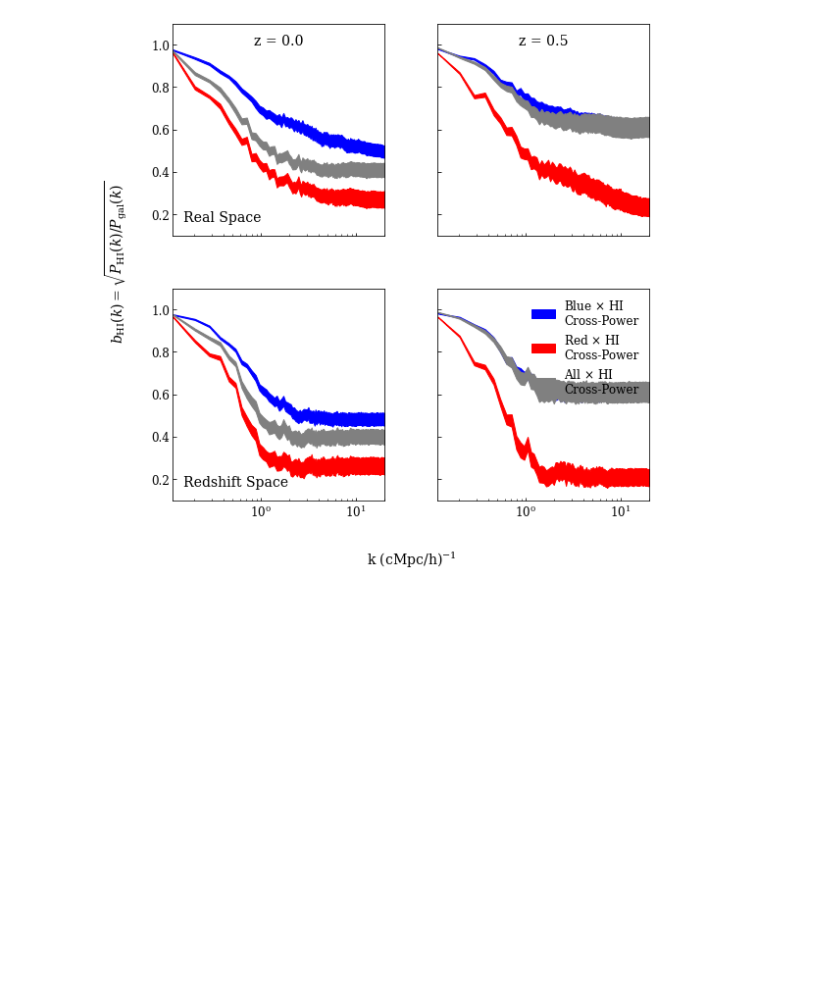
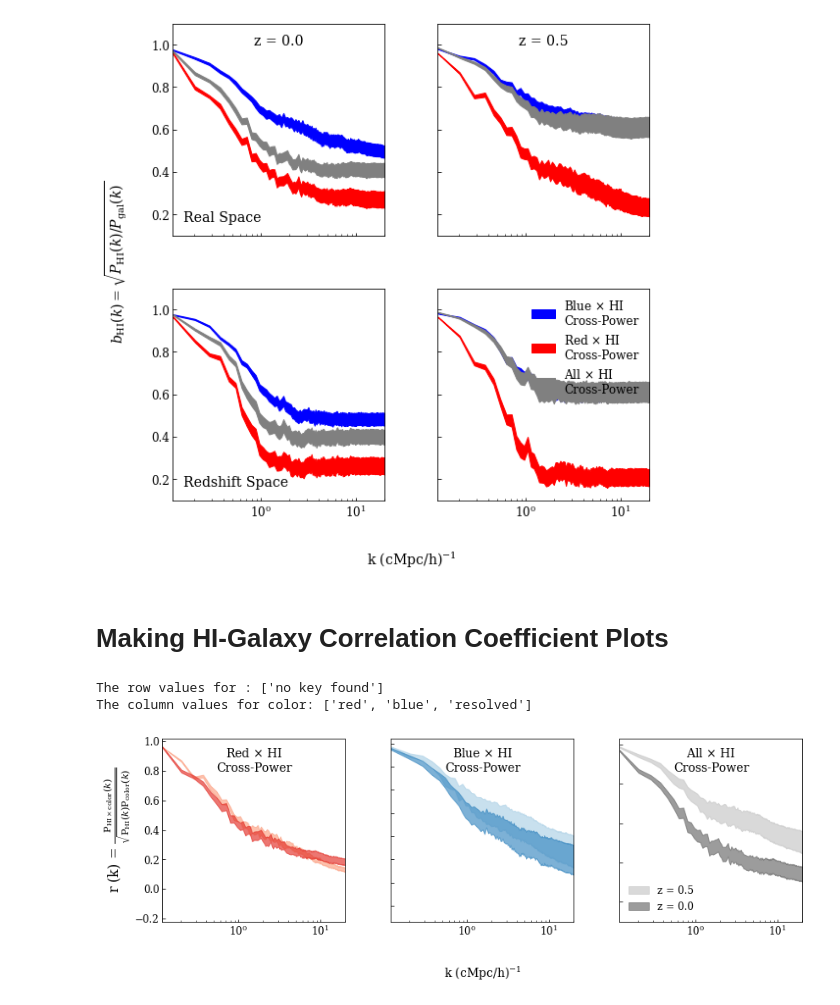
Before and after one commit to calvinosinga/hcolor, a Jupyter notebook: fig_md_analysis/redvsblue/redvblue.ipynb, the cells around one changed output. Cells and saved outputs as stored; diff of their text form; code cells hidden in the pictures; blank space fills up the shorter version.

```diff
--- a/fig_md_analysis/redvsblue/redvblue.ipynb
+++ b/fig_md_analysis/redvsblue/redvblue.ipynb
@@ -418,3 +441,37 @@ fg.save("hisubhalo-galaxy_corr_coef_color.png")
 fg.fig
 # %% [output]
 [figure]
+# %% [markdown]
+# Making HI-Galaxy Correlation Coefficient Plots
+# %%
+ip = {'is_auto':False, 'HI_fieldname':['vn','hiptl'],
+      'axis':0, 'grid_resolution':800, 'simname': 'tng100',
+      'color_cut':['0.60', 'None'], 'gal_res':'diemer',
+      'gal_species':'stmass', 'sim_resolution':'high',
+      'censat':'no key found', 'mas':'CICW', 'color': ['red', 'blue', 'resolved'],
+      'post_process':'corr_coef', 'snapshot':[99, 67], 'space':'real',
+     'path':'fiducial'}
+
+fg = ds.figrid('snapshot', '', 'color', ip)
+colors = ip['color']
+snapshots = ip['snapshot']
+snapshots.reverse()
+resolvedcols = seaborn.color_palette('Greys', len(snapshots))
+redcols = seaborn.color_palette('Reds', len(snapshots))
+bluecols = seaborn.color_palette('Blues', len(snapshots))
+plotcolors = {'resolved':resolvedcols, 'blue':bluecols, 'red':redcols}
+for c in colors:
+    for s in range(len(snapshots)):
+        fip = {'color':c, 'snapshot':snapshots[s]}
+        fg.fill(fip, {'alpha':0.65, 'color':plotcolors[c][s]})
+
+fg.setXLabel(XLAB, txtargs = {'fontsize':14})
+fg.setYLabel(CORRCOEF, txtargs = {'fontsize':16})
+fg.setDefaultTicksParams()
+fg.axisArgs({'yscale':'linear', 'ylim':(0,1)})
+fg.legendArgs({'loc':'lower left'}, (0, 2))
+fg.plot()
+# %% [output]
+The row values for : ['no key found']
+The column values for color: ['red', 'blue', 'resolved']
+[figure, added]
```
Also changed, not shown: parts of 5 cells of this notebook, 7 other files.
